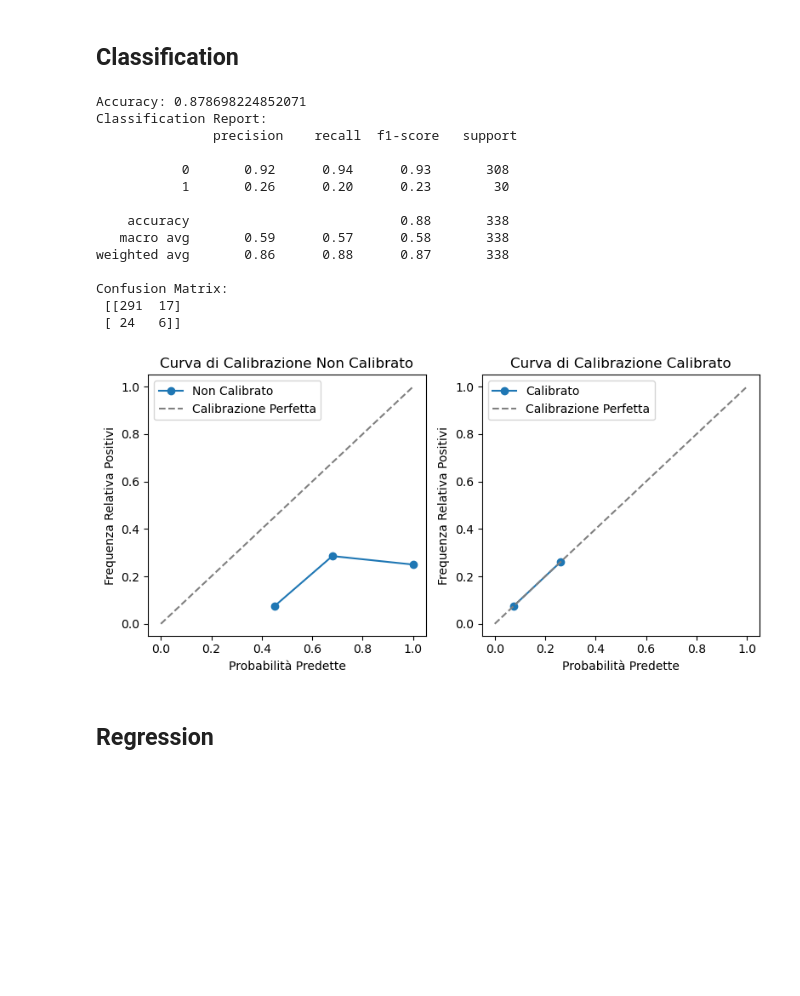
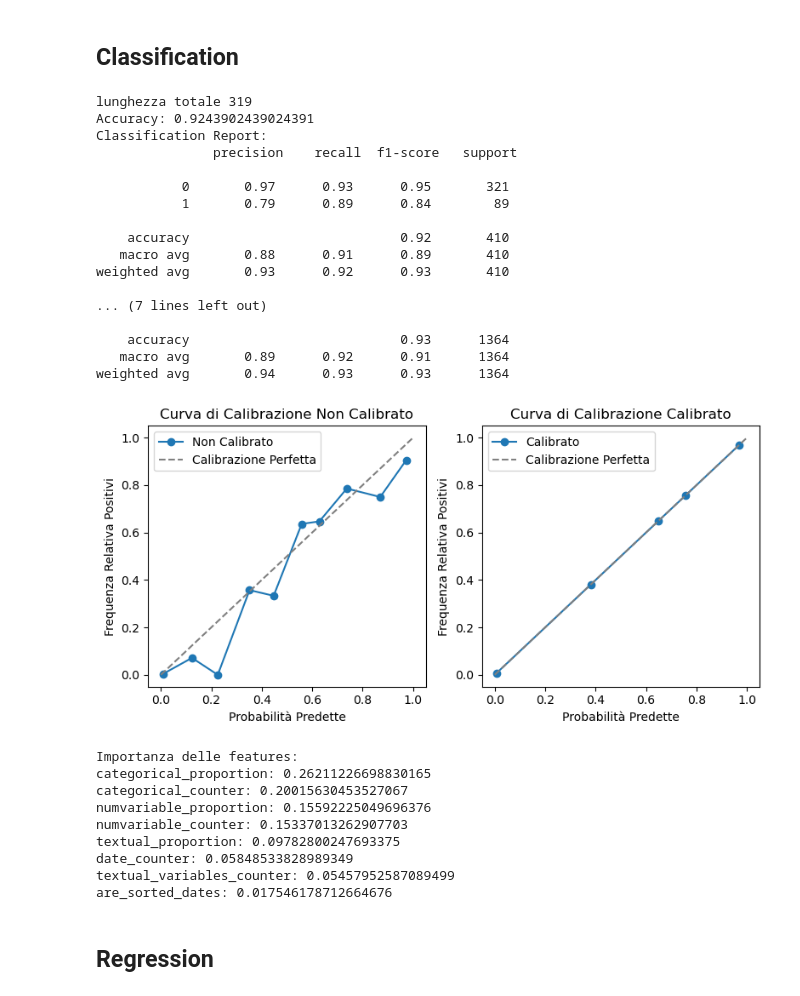
Before and after one commit to martat97/synaptIA, a Jupyter notebook: Categorizzatore.ipynb, the cells around one changed output. Cells and saved outputs as stored; diff of their text form; code cells hidden in the pictures; blank space fills up the shorter version.

```diff
--- a/Categorizzatore.ipynb
+++ b/Categorizzatore.ipynb
@@ -488,0 +539,14 @@ def ml_classifier(input_data, input_cols, category, model):
+# %%
+result = pd.DataFrame(columns=['expected', 'predicted'])
+cols = merged_data.columns[4:-2].append(pd.Index([merged_data.columns[len(merged_data.columns)-1]]))
+#cols = merged_data.columns[4:-2]
+print(cols)
+model = RandomForestClassifier(n_estimators=100, random_state=42)
+merged_data['information'].fillna('', inplace=True)
+ml_classifier_multi(merged_data, cols, model, ['classification', 'regression', 'nlp', 'clustering', 'time_series'], result)
+
+#0 classification
+#1 regression
+#2 clustering
+#3 nlp
+#4 time series
@@ -488,0 +604,6 @@ def ml_classifier(input_data, input_cols, category, model):
+# %%
+result['expected']=result['expected'].replace({0: 'classification', 1: 'regression', 2: 'clustering',
+                                               3: 'nlp', 4: 'time_series'})
+result['predicted']=result['predicted'].replace({0: 'classification', 1: 'regression', 2: 'clustering',
+                                               3: 'nlp', 4: 'time_series'})
+result
@@ -489,28 +769,56 @@ def ml_classifier(input_data, input_cols, category, model):
 # %% [markdown]
 ## Classification
 # %%
+import xgboost as xgb
 #CLASSIFICATION
-cols = ['classname_presence', 'lastcolname_classmatch', 'classname_categorical',
-        'date_counter','are_sorted_dates']
+result = pd.DataFrame(columns=['expected', 'predicted'])
+cols = data.columns[4:-1]
+#cols = ['classname_presence', 'lastcolname_classmatch', 'classname_categorical',
+#       'categorical_presence', 'categorical_counter', 'categorical_proportion',
+#       'numvariable_counter', 'numvariable_proportion','silhouette',
+#       'variablenormal_counter', 'variablenormal_proportion',
+#       'textual_variables_counter', 'textual_proportion',
+#       'date_counter', 'are_sorted_dates', 'average_correlation']
 
 cl_model = RandomForestClassifier(n_estimators=100, random_state=42)
-ml_classifier(data, cols, 'classification', cl_model)
+# Definisci il modello XGBoost
+#cl_model  = xgb.XGBClassifier(
+#    objective='binary:logistic',  # Per problemi di classificazione binaria
+#    eval_metric='logloss'          # Metrica di valutazione
+#)
+#cl_model = LogisticRegression(random_state=42)
+#data[data['']]
+ml_classifier(data, cols, 'classification', cl_model,
+              ['classification', 'time_series', 'clustering', 'nlp', 'regression'],
+              result)
 # %% [output]
-Accuracy: 0.878698224852071
+lunghezza totale 319
+Accuracy: 0.9243902439024391
 Classification Report:
                precision    recall  f1-score   support
 
-           0       0.92      0.94      0.93       308
-           1       0.26      0.20      0.23        30
+           0       0.97      0.93      0.95       321
+           1       0.79      0.89      0.84        89
 
-    accuracy                           0.88       338
-   macro avg       0.59      0.57      0.58       338
-weighted avg       0.86      0.88      0.87       338
+    accuracy                           0.92       410
+   macro avg       0.88      0.91      0.89       410
+weighted avg       0.93      0.92      0.93       410
 
-Confusion Matrix:
- [[291  17]
- [ 24   6]]
+... (7 lines left out)
+
+    accuracy                           0.93      1364
+   macro avg       0.89      0.92      0.91      1364
+weighted avg       0.94      0.93      0.93      1364
-[figure, old version]
+[figure, new version]
+Importanza delle features:
+categorical_proportion: 0.26211226698830165
+categorical_counter: 0.20015630453527067
+numvariable_proportion: 0.15592225049696376
+numvariable_counter: 0.15337013262907703
+textual_proportion: 0.09782800247693375
+date_counter: 0.05848533828989349
+textual_variables_counter: 0.05457952587089499
+are_sorted_dates: 0.017546178712664676
 # %% [markdown]
 ## Regression
 # %%
```
Also changed, not shown: parts of 36 cells of this notebook, 4 other files.
